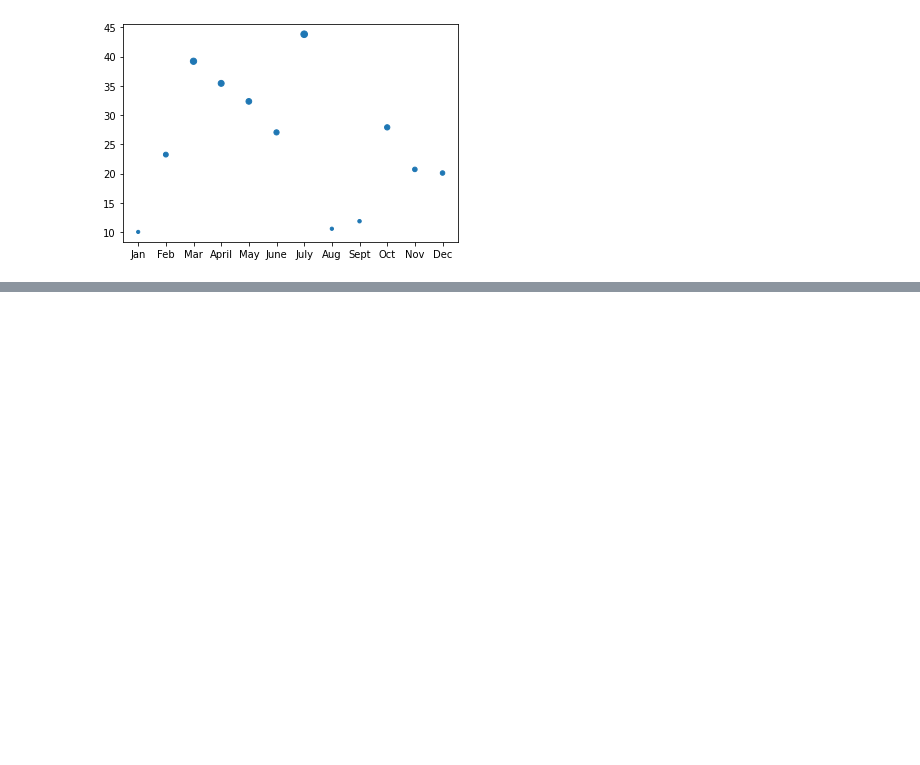
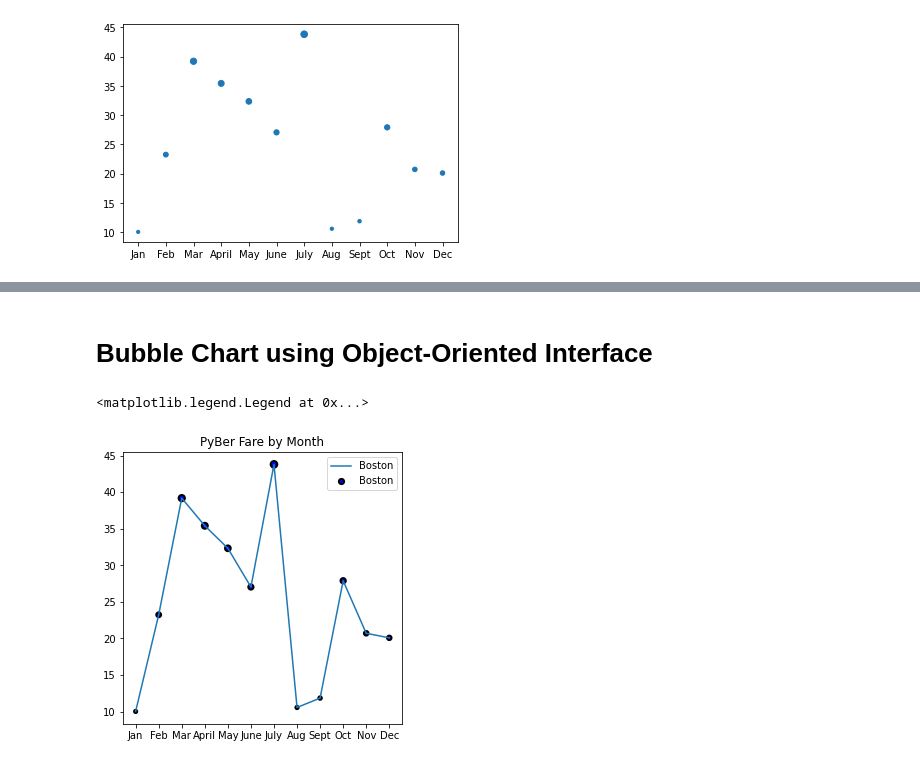
Before and after one commit to piathoi/PyBer_Analysis, a Jupyter notebook: matplotlib_practice.ipynb, the cells around one changed output, grey strips where cells are left out. Cells and saved outputs as stored; diff of their text form; code cells hidden in the pictures; blank space fills up the shorter version.

```diff
--- a/matplotlib_practice.ipynb
+++ b/matplotlib_practice.ipynb
@@ -222,0 +243,17 @@ for data in y_axis:
+# %% [markdown]
+# Bubble Chart using Object-Oriented Interface
+# %%
+fig, ax = plt.subplots(figsize=(5,5))
+ax.scatter(x_axis, y_axis, s=y_axis, color="blue", label ='Boston', linewidth = 2, edgecolors = "black")
+
+#Add a label that will be added to the legend.
+ax.plot(x_axis, y_axis, label='Boston')
+
+#add title
+ax.set_title("PyBer Fare by Month")
+
+#add legend
+ax.legend()
+# %% [output]
+<matplotlib.legend.Legend at 0x...>
+[figure, added]
```
Also changed, not shown: parts of 9 cells of this notebook.
